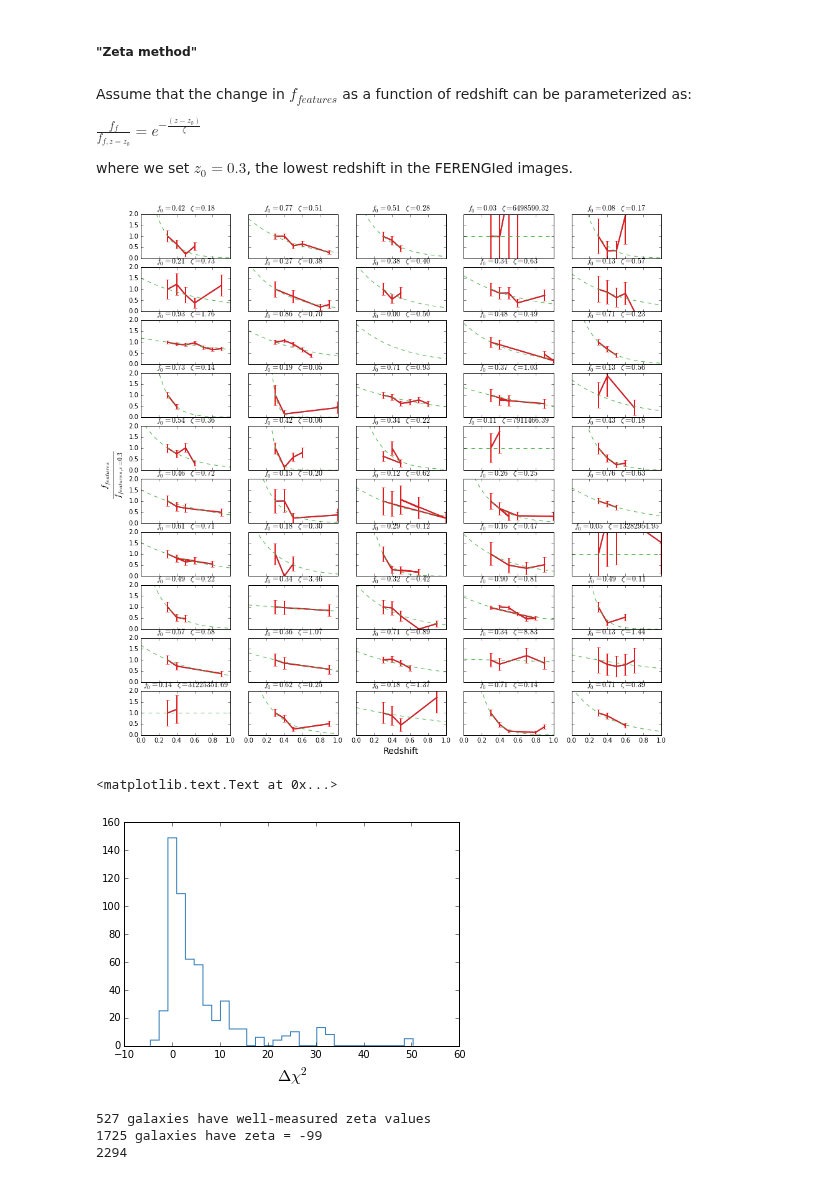
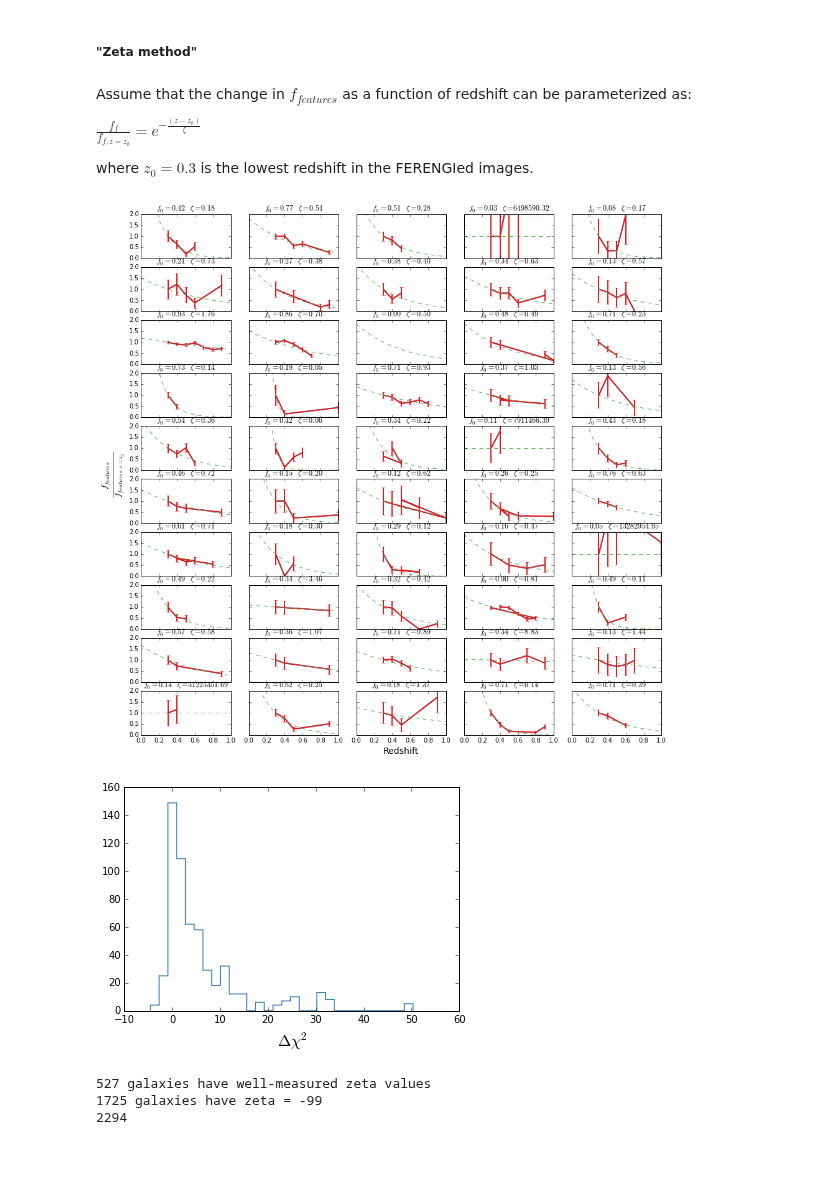
Before and after one commit to willettk/gzhubble, a Jupyter notebook: python/zeta.ipynb, the cells around one changed output. Drawn from its saved outputs; the diff is of its cells as text; code cells hidden in the pictures.

```diff
--- a/python/zeta.ipynb
+++ b/python/zeta.ipynb
@@ -11,18 +17,34 @@ import numpy as np
+# %%
+# Load data from Dropbox folder instead of clogging up Github
+
+def download_from_dropbox(url):
+
+    local_filename = "../data/{:}".format(url.split("/")[-1].split("?")[0])
+    r = requests.get(url, stream=True)
+    with open(local_filename, 'wb') as f:
+        for chunk in r.iter_content(chunk_size=1024):
+            if chunk: # filter out keep-alive new chunks
+                f.write(chunk)
+                f.flush()
+
+    return local_filename
 # %%
-# Load data
+# Use only galaxies with surface brightness/redshift ranges that are considered "debiasable"
+# This table is computed from p_features_thresholds.ipynb
 
-data = Table.read("../data/ferengi_debiasable_data.fits")
+ferengi_filename = download_from_dropbox("https://www.dropbox.com/s/https://www.dropbox.com/s/ayhz1vx3b17p4y7/ferengi_debiasable_data.fits?dl=0/ferengi_debiasable_data.fits?dl=1")
+alldata = Table.read(ferengi_filename)
 
-# Use only galaxies with surface brightness/redshift ranges that are considered "debiasable"
+data = alldata[alldata['Debiasable'] == True]
 
-data = data[data['Debiasable']]
-
-# Limit to galaxies that have data at z_sim = 0.3, since that's what we're normalizing to.
+# Limit to galaxies that have data at z_sim = z0, since that's what we're normalizing to.
+z0 = 0.3
 unique_galaxies = set(data['sdss_id'])
 z0ind = np.zeros(len(data),dtype=bool)
+eps = 1e-3
 for ug in unique_galaxies:
     ind = (data['sdss_id'] == ug)
-    if data[ind]['sim_redshift'].min() < 0.301:
+    if data[ind]['sim_redshift'].min() < (z0+eps):
         z0ind[ind] = True
 
 data_z0 = data[z0ind]
@@ -33,13 +55,13 @@ Assume that the change in $f_{features}$ as a function of redshift can be parame
 
 $\frac{f_f}{f_{f,z=z_0}} = e^{-\frac{(z-z_0)}{\zeta}}$
 
-where we set $z_0=0.3$, the lowest redshift in the FERENGIed images.
+where $z_0=0.3$ is the lowest redshift in the FERENGIed images.
 # %%
 def fzeta_exp(p,x):
 
     #y = p[0] * np.exp(-1 * (x-p[1])/p[2])
 
-    y = np.exp(-1 * (x-0.3)/p[0])
+    y = np.exp(-1 * (x-z0)/p[0])
 
     return y
 
@@ -50,7 +72,10 @@ def fzeta_lin(p,x):
     return y
 
 def fzeta(p,x):
-    # results are qualitatively the same for both lin and exp versions
+
+    # Results are qualitatively the same for both lin and exp versions (should show this explicitly)
+    # Use the exponential version for now.
+
     return fzeta_exp(p,x)
 
 def errfunc(p,x,y,s):
@@ -92,7 +117,7 @@ p_guess = np.array([0.5])
 
 # Set up plot
 fig,axarr = plt.subplots(nrows=10,ncols=5,sharex=True,sharey=True,figsize=(15,15))
-bigax = common_labels(fig,'Redshift',r'$\frac{f_{features}}{f_{features,z=0.3}}$',14,20)
+bigax = common_labels(fig,'Redshift',r'$\frac{f_{features}}{f_{features,z=z_0}}$',14,20)
 zarr = np.linspace(0,1,50)
 
 # For examples, only plot galaxies with an evolution correction of zero.
@@ -106,34 +131,34 @@ for ax in axarr.ravel():
     # Make sure there are enough points to fit a function
     while slen < (len(p_guess)+1):
         ind = (e0['sdss_id'] == unique_galaxies.pop())
         slen = sum(ind)
 
     galaxy1 = e0[ind]
 
     z_gal = galaxy1['sim_redshift']
     f_gal = galaxy1['p_features']
 
     #  ADD ERROR BARS
     n = 40  # assume 40 classifications per galaxy; it'd be better to use true value, though
     f_gal_err = error_bars(f_gal*n,n)
     f_gal_norm = f_gal / f_gal[0]
     f_gal_norm_err = np.sqrt((f_gal_err/f_gal)**2 + (f_gal_err[0]/f_gal[0])**2) * f_gal_norm
 
     # Values must be explicitly cast as double-type precision for optimization to work. Incredibly frustrating.
     # Fix: http://stackoverflow.com/questions/12473406/scipy-optimize-leastsq-returns-best-guess-parameters-not-new-best-fit
 
     p, cov, infodict, mesg, ier = optimize.leastsq(errfunc,p_guess,args=(z_gal.astype(np.float64),
                                                                          f_gal_norm.astype(np.float64),
                                                                          f_gal_norm_err.astype(np.float64)),
                                                    full_output=1)
     ax.plot(z_gal,f_gal_norm,lw=2)
     ax.errorbar(z_gal,f_gal_norm, f_gal_norm_err)
     ax.plot(zarr,fzeta_exp(p,zarr),'--',lw=1)
     ax.set_title('$f_0={:.2f}\; \zeta={:.2f}$'.format(f_gal[0], p[0]))
     ax.set_xlim(0,1)
     ax.set_ylim(0,2)
 # %% [output]
-[figure, old version]
+[figure, new version]
 # %%
 # Find zeta for all images
 
@@ -180,9 +205,8 @@ for gal in unique_galaxies:
 # %%
 # Plot the distribution of delta chi^2
 _ = plt.hist(data_z0['delchisq'][data_z0['delchisq']>-5], 30, histtype='step')
-plt.xlabel(r"$\Delta \chi^2$",fontsize=16)
+plt.xlabel(r"$\Delta \chi^2$",fontsize=16);
 # %% [output]
-<matplotlib.text.Text at 0x...>
 [figure]
 # %%
 # How many galaxies have well-measured zeta values?
```
Also changed, not shown: parts of 12 cells of this notebook.
